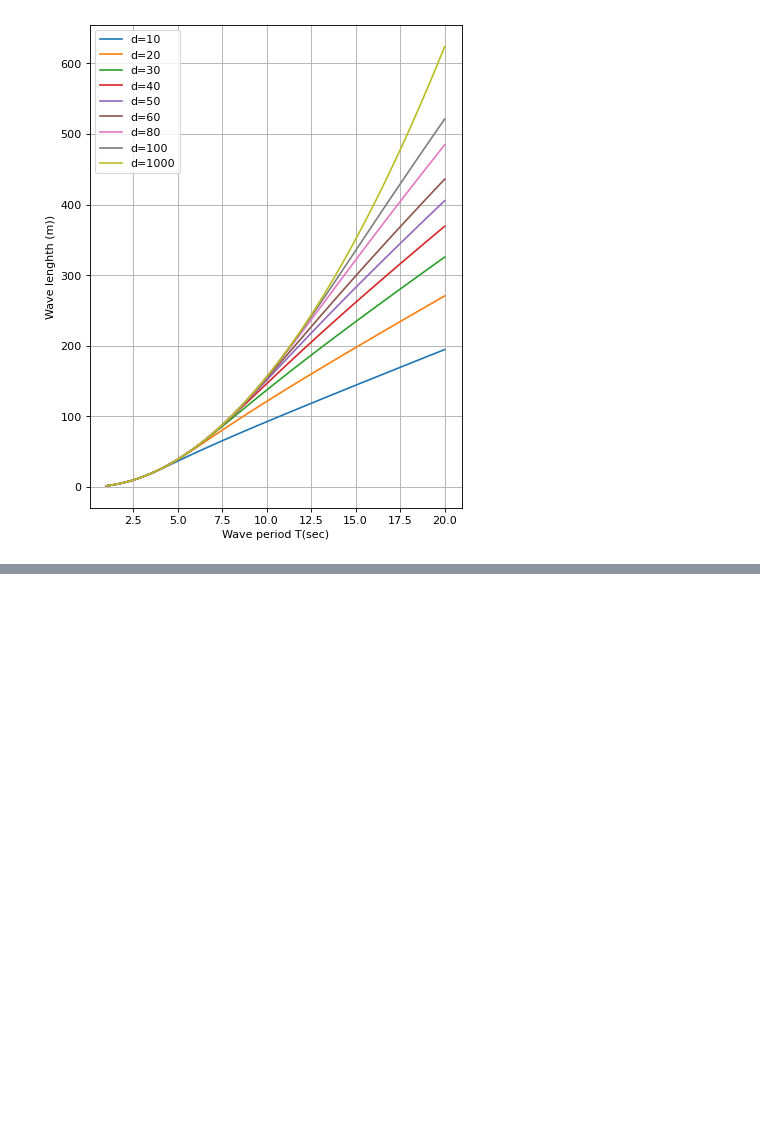
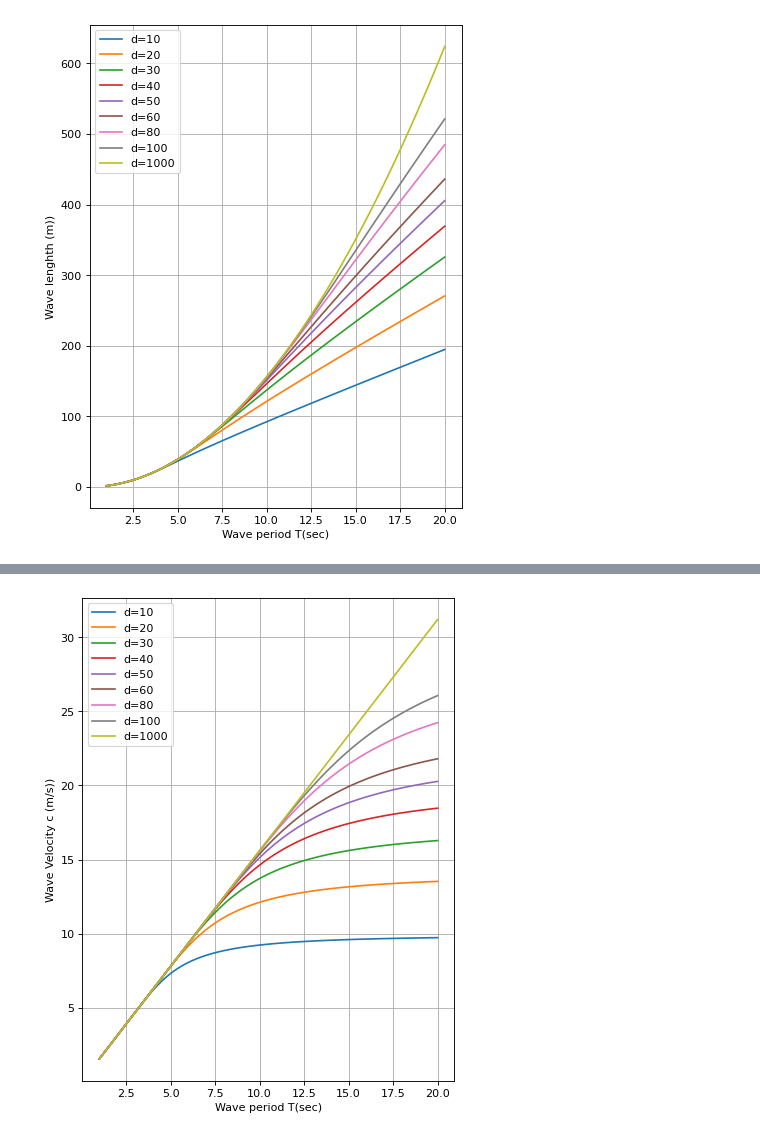
Before and after one commit to famiuer/EnvironmentalStudy, a Jupyter notebook: Section 3 Wave Conditions.ipynb, the cells around one changed output, grey strips where cells are left out. Cells and saved outputs as stored; diff of their text form; code cells hidden in the pictures; blank space fills up the shorter version.

Commit message:
update wave

```diff
--- a/Section 3 Wave Conditions.ipynb
+++ b/Section 3 Wave Conditions.ipynb
@@ -143,0 +149,17 @@ plt.show()
+# %%
+
+figure(figsize=(6, 8), dpi=80)
+depth = np.array([10,20,30,40,50,60,80,100,1000])
+WavePeriod = np.linspace(1, 20,100)
+wavelengths = []
+for d in depth:
+    wavelengths.append(waveLengthApprox(WavePeriod, d))
+for i in range(depth.size):
+    plt.plot(WavePeriod,wavelengths[i]/WavePeriod,label = f"d={depth[i]}")
+plt.legend()
+plt.xlabel('Wave period T(sec)')
+plt.ylabel('Wave Velocity c (m/s))')
+plt.grid()
+plt.show()
+# %% [output]
+[figure, added]
```
Also changed, not shown: parts of 6 cells of this notebook.
